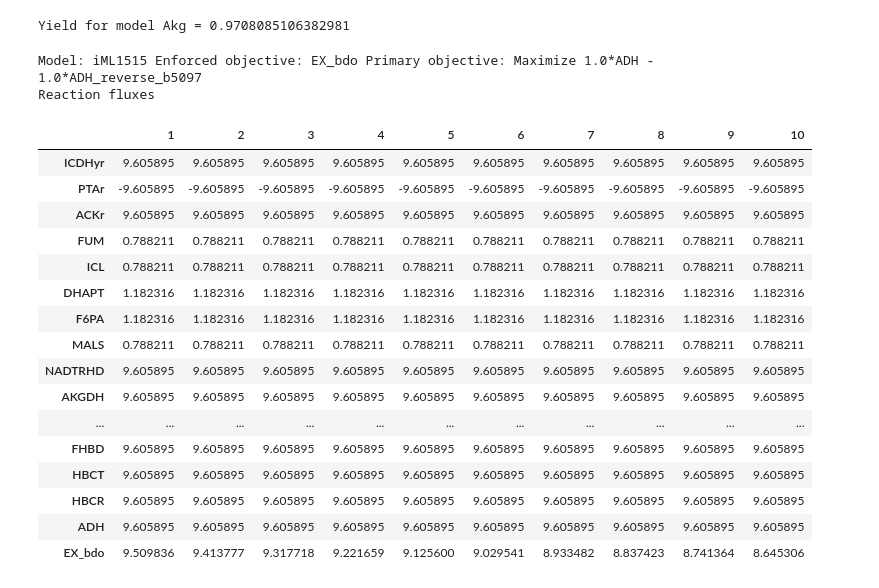
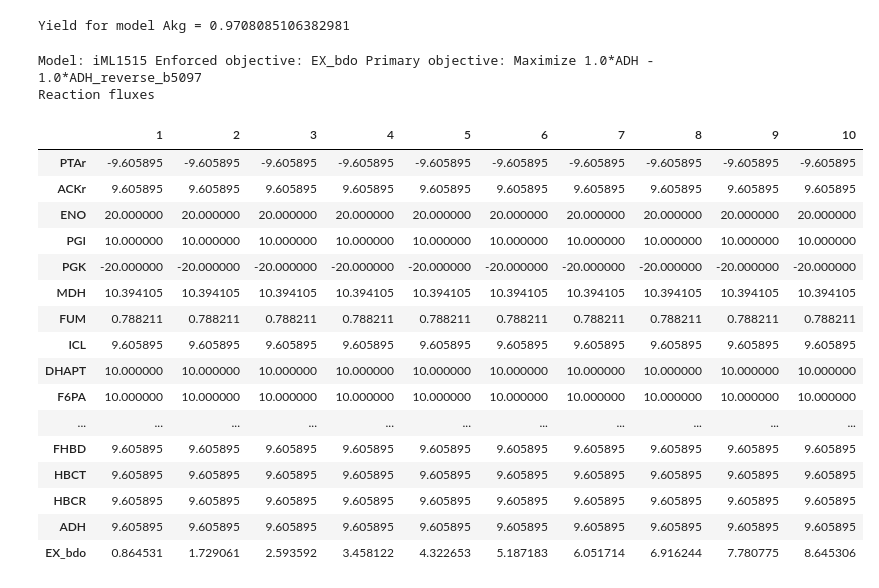
Before and after one commit to 27410/group-assignment-2021-group_11_bdo_production, a Jupyter notebook: BDO project.ipynb, the cells around one changed output. Drawn from its saved outputs; the diff is of its cells as text; code cells hidden in the pictures.

```diff
--- a/BDO project.ipynb
+++ b/BDO project.ipynb
@@ -352,26 +356,27 @@ Yield for model Akg = 0.9708085106382981
 # %%
 from cameo import models
 #from cameo.visualization.plotting.with_plotly import PlotlyPlotter
 from cameo.strain_design.deterministic.flux_variability_based import FSEOF
 fseof = FSEOF(model_sucd)
 result_sucd=fseof.run(target=model_sucd.reactions.EX_bdo)
+result_sucd
 # %% [output]
 Model: iML1515 Enforced objective: EX_bdo Primary objective: Maximize 1.0*ADH - 1.0*ADH_reverse_b5097
 Reaction fluxes
 |  | 1 | 2 | 3 | 4 | 5 | 6 | 7 | 8 | 9 | 10 |
-| ICDHyr | 9.605895 | 9.605895 | 9.605895 | 9.605895 | 9.605895 | 9.605895 | 9.605895 | 9.605895 | 9.605895 | 9.605895 |
 | PTAr | -9.605895 | -9.605895 | -9.605895 | -9.605895 | -9.605895 | -9.605895 | -9.605895 | -9.605895 | -9.605895 | -9.605895 |
 | ACKr | 9.605895 | 9.605895 | 9.605895 | 9.605895 | 9.605895 | 9.605895 | 9.605895 | 9.605895 | 9.605895 | 9.605895 |
+| ENO | 20.000000 | 20.000000 | 20.000000 | 20.000000 | 20.000000 | 20.000000 | 20.000000 | 20.000000 | 20.000000 | 20.000000 |
+| PGI | 10.000000 | 10.000000 | 10.000000 | 10.000000 | 10.000000 | 10.000000 | 10.000000 | 10.000000 | 10.000000 | 10.000000 |
+| PGK | -20.000000 | -20.000000 | -20.000000 | -20.000000 | -20.000000 | -20.000000 | -20.000000 | -20.000000 | -20.000000 | -20.000000 |
+| MDH | 10.394105 | 10.394105 | 10.394105 | 10.394105 | 10.394105 | 10.394105 | 10.394105 | 10.394105 | 10.394105 | 10.394105 |
 | FUM | 0.788211 | 0.788211 | 0.788211 | 0.788211 | 0.788211 | 0.788211 | 0.788211 | 0.788211 | 0.788211 | 0.788211 |
-| ICL | 0.788211 | 0.788211 | 0.788211 | 0.788211 | 0.788211 | 0.788211 | 0.788211 | 0.788211 | 0.788211 | 0.788211 |
-| DHAPT | 1.182316 | 1.182316 | 1.182316 | 1.182316 | 1.182316 | 1.182316 | 1.182316 | 1.182316 | 1.182316 | 1.182316 |
-| F6PA | 1.182316 | 1.182316 | 1.182316 | 1.182316 | 1.182316 | 1.182316 | 1.182316 | 1.182316 | 1.182316 | 1.182316 |
-| MALS | 0.788211 | 0.788211 | 0.788211 | 0.788211 | 0.788211 | 0.788211 | 0.788211 | 0.788211 | 0.788211 | 0.788211 |
-| NADTRHD | 9.605895 | 9.605895 | 9.605895 | 9.605895 | 9.605895 | 9.605895 | 9.605895 | 9.605895 | 9.605895 | 9.605895 |
-| AKGDH | 9.605895 | 9.605895 | 9.605895 | 9.605895 | 9.605895 | 9.605895 | 9.605895 | 9.605895 | 9.605895 | 9.605895 |
+| ICL | 9.605895 | 9.605895 | 9.605895 | 9.605895 | 9.605895 | 9.605895 | 9.605895 | 9.605895 | 9.605895 | 9.605895 |
+| DHAPT | 10.000000 | 10.000000 | 10.000000 | 10.000000 | 10.000000 | 10.000000 | 10.000000 | 10.000000 | 10.000000 | 10.000000 |
+| F6PA | 10.000000 | 10.000000 | 10.000000 | 10.000000 | 10.000000 | 10.000000 | 10.000000 | 10.000000 | 10.000000 | 10.000000 |
 | ... | ... | ... | ... | ... | ... | ... | ... | ... | ... | ... |
 | FHBD | 9.605895 | 9.605895 | 9.605895 | 9.605895 | 9.605895 | 9.605895 | 9.605895 | 9.605895 | 9.605895 | 9.605895 |
 | HBCT | 9.605895 | 9.605895 | 9.605895 | 9.605895 | 9.605895 | 9.605895 | 9.605895 | 9.605895 | 9.605895 | 9.605895 |
 | HBCR | 9.605895 | 9.605895 | 9.605895 | 9.605895 | 9.605895 | 9.605895 | 9.605895 | 9.605895 | 9.605895 | 9.605895 |
 | ADH | 9.605895 | 9.605895 | 9.605895 | 9.605895 | 9.605895 | 9.605895 | 9.605895 | 9.605895 | 9.605895 | 9.605895 |
-| EX_bdo | 9.509836 | 9.413777 | 9.317718 | 9.221659 | 9.125600 | 9.029541 | 8.933482 | 8.837423 | 8.741364 | 8.645306 |
+| EX_bdo | 0.864531 | 1.729061 | 2.593592 | 3.458122 | 4.322653 | 5.187183 | 6.051714 | 6.916244 | 7.780775 | 8.645306 |
```
Also changed, not shown: parts of 22 cells of this notebook, 1 other file.
